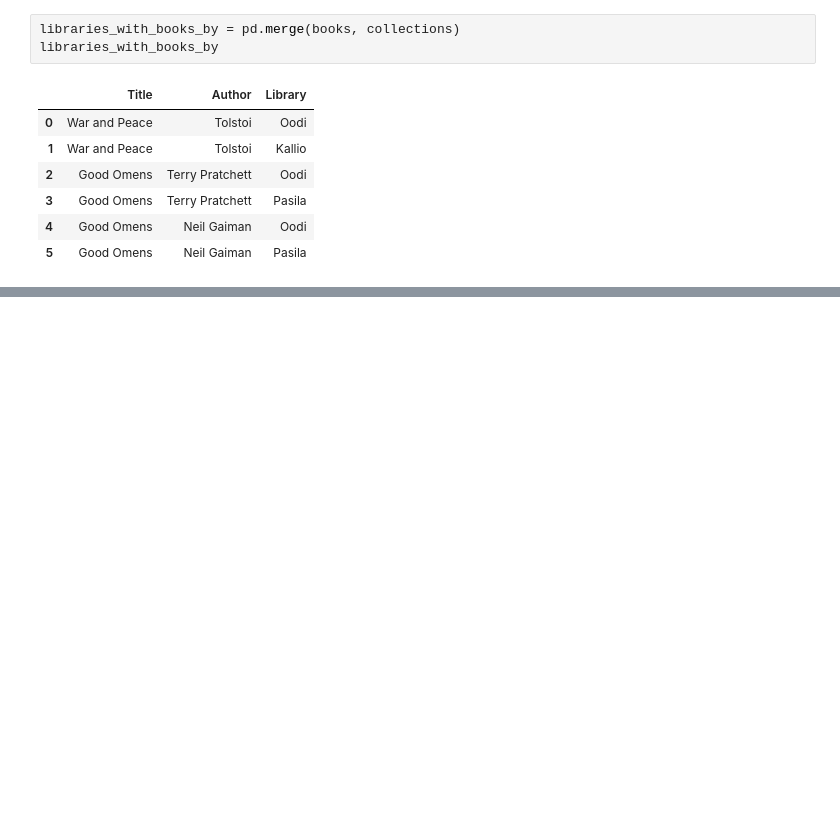
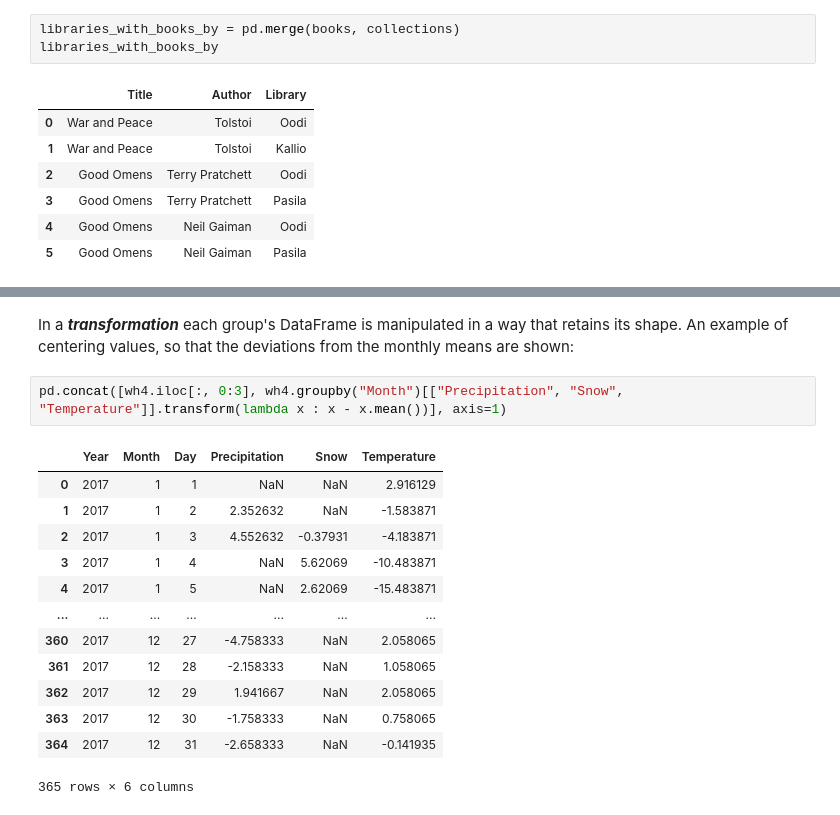
Before and after one commit to henryblu/Data-analysis-with-python, a Jupyter notebook: pandas.ipynb, the cells around one changed output, grey strips where cells are left out. Saved outputs shown, nothing was run; the diff lists cells and outputs as text; blank space fills up the shorter version.

```diff
--- a/pandas.ipynb
+++ b/pandas.ipynb
@@ -504,0 +672,18 @@ libraries_with_books_by
+# %% [markdown]
+In a _**transformation**_ each group's DataFrame is manipulated in a way that retains its shape. An example of centering values, so that the deviations from the monthly means are shown:
+# %%
+pd.concat([wh4.iloc[:, 0:3], wh4.groupby("Month")[["Precipitation", "Snow", "Temperature"]].transform(lambda x : x - x.mean())], axis=1)
+# %% [output]
+|  | Year | Month | Day | Precipitation | Snow | Temperature |
+| 0 | 2017 | 1 | 1 | NaN | NaN | 2.916129 |
+| 1 | 2017 | 1 | 2 | 2.352632 | NaN | -1.583871 |
+| 2 | 2017 | 1 | 3 | 4.552632 | -0.37931 | -4.183871 |
+| 3 | 2017 | 1 | 4 | NaN | 5.62069 | -10.483871 |
+| 4 | 2017 | 1 | 5 | NaN | 2.62069 | -15.483871 |
+| ... | ... | ... | ... | ... | ... | ... |
+| 360 | 2017 | 12 | 27 | -4.758333 | NaN | 2.058065 |
+| 361 | 2017 | 12 | 28 | -2.158333 | NaN | 1.058065 |
+| 362 | 2017 | 12 | 29 | 1.941667 | NaN | 2.058065 |
+| 363 | 2017 | 12 | 30 | -1.758333 | NaN | 0.758065 |
+| 364 | 2017 | 12 | 31 | -2.658333 | NaN | -0.141935 |
+365 rows × 6 columns
```
Also changed, not shown: parts of 21 cells of this notebook.
